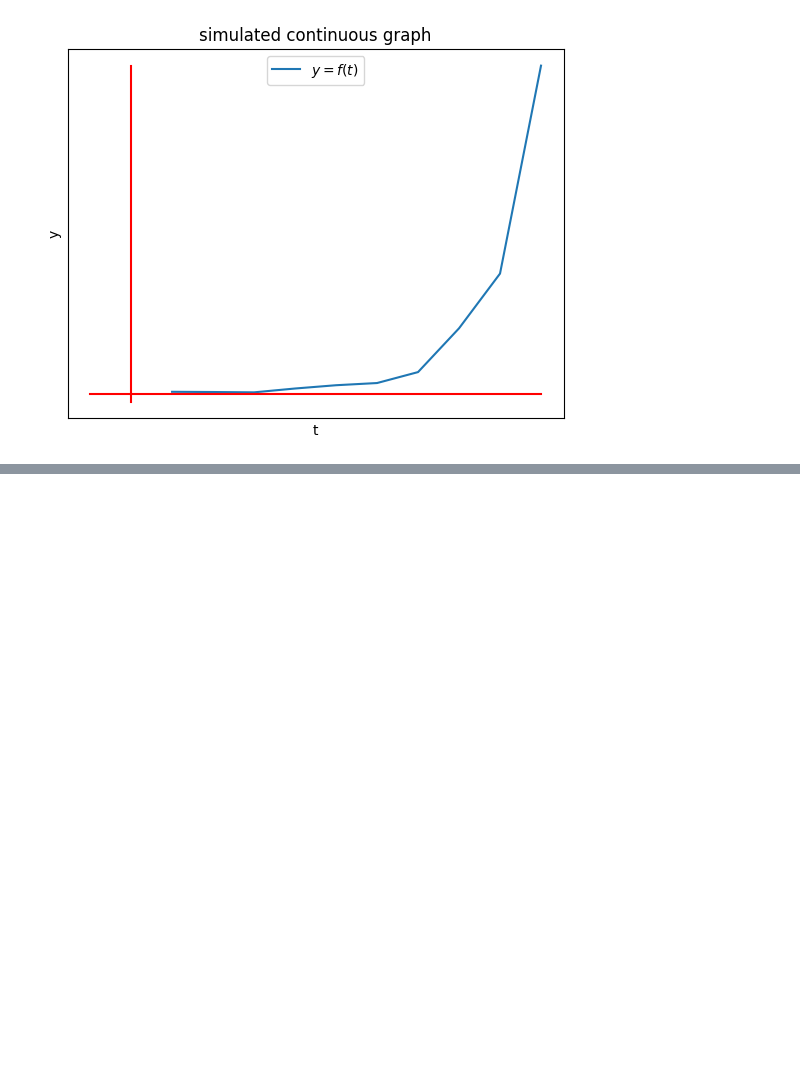
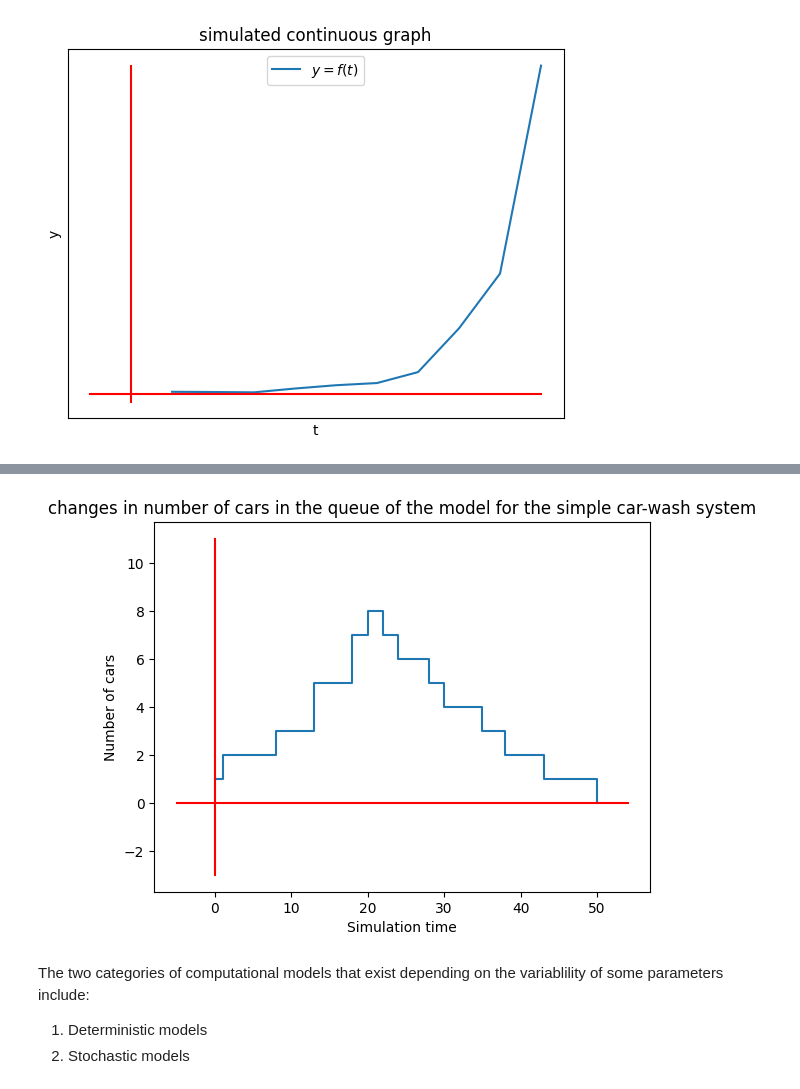
Before and after one commit to ethanpeacockaol/Studies, a Jupyter notebook: ComputationalModels/Chapter1.ipynb, the cells around one changed output, grey strips where cells are left out. Saved outputs shown, nothing was run; the diff lists cells and outputs as text; code cells hidden in the pictures; blank space fills up the shorter version.

```diff
--- a/ComputationalModels/Chapter1.ipynb
+++ b/ComputationalModels/Chapter1.ipynb
@@ -139,0 +154,24 @@ plt.show()
+# %%
+# x span 0 to 50
+# y span of 0 to 10
+# 27 points
+x = [0, 1, 1, 8, 8, 13, 13, 18, 18, 20, 20, 22, 22, 24, 24, 28, 28, 30, 30, 35, 35 , 38, 38 ,43, 43 ,50, 50]
+y = [1, 1, 2, 2, 3, 3, 5, 5, 7, 7, 8, 8, 7, 7, 6, 6, 5, 5, 4, 4, 3, 3, 2, 2, 1, 1, 0]
+plt.plot(x, y)
+
+# draw axis lines
+plt.plot([i for i in range(-5, 55)], [0 for i in range(-5, 55)], 'r')  # x axis
+plt.plot([0 for i in range(-3, 12)], [i for i in range(-3, 12)], 'r')  # y axis
+
+# add axis labels
+plt.xlabel('Simulation time')
+plt.ylabel('Number of cars')
+plt.title("changes in number of cars in the queue of the model for the simple car-wash system")
+plt.show()
+# %% [output]
+[figure, added]
+# %% [markdown]
+The two categories of computational models that exist depending on the variablility of some parameters include:
+
+1. Deterministic models
+2. Stochastic models
```
Also changed, not shown: parts of 3 cells of this notebook.
